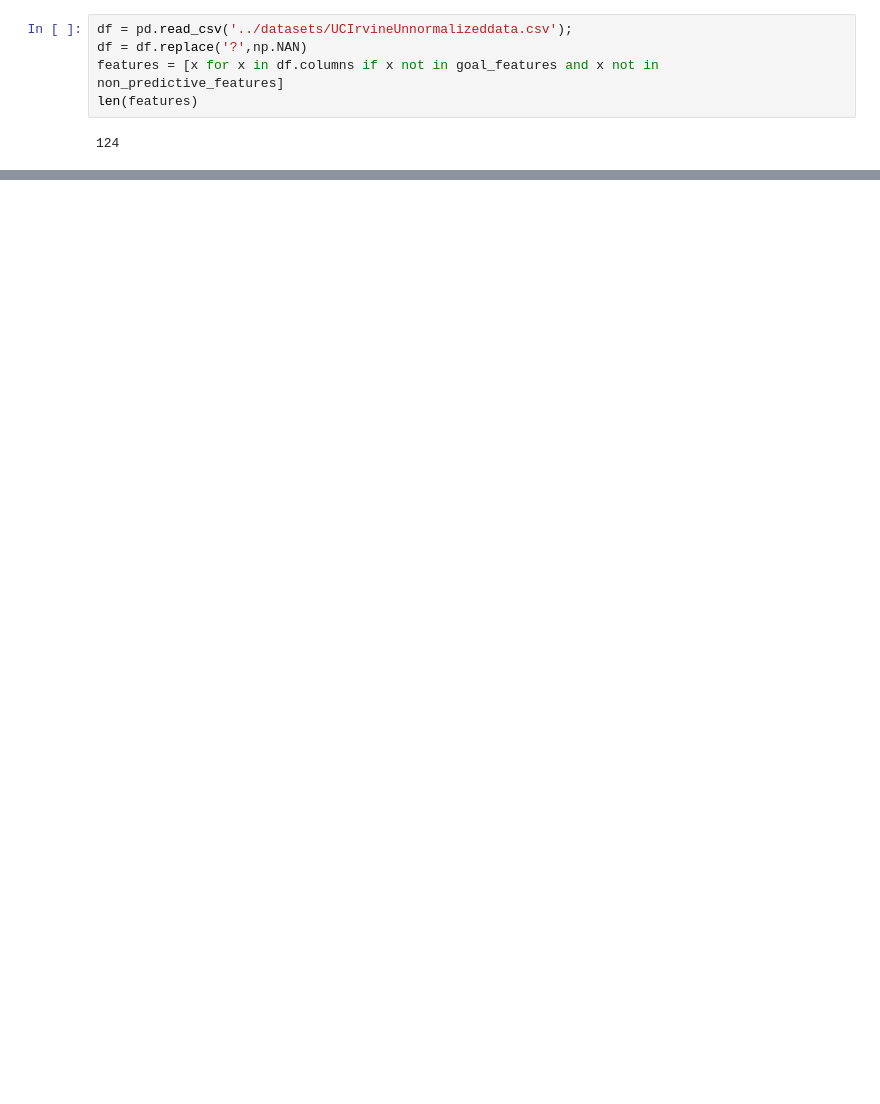
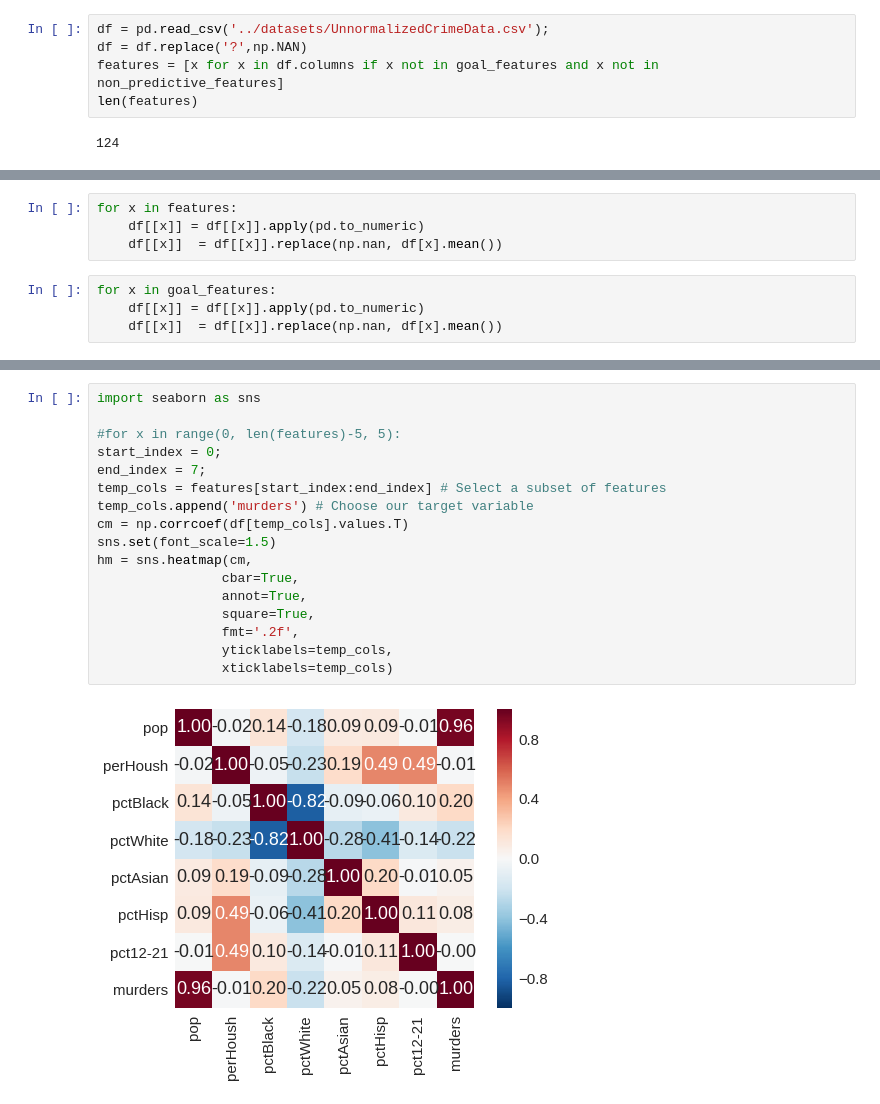
Before and after one commit to WenboTien/Crime_data-analysis, a Jupyter notebook: exploratory_data_analysis/Analysis_Unnormalized_crime_data.ipynb, the cells around one changed output, grey strips where cells are left out. Cells and saved outputs as stored; diff of their text form; blank space fills up the shorter version.

Commit message:
More analysis on unnormalized data for Regression

```diff
--- a/exploratory_data_analysis/Analysis_Unnormalized_crime_data.ipynb
+++ b/exploratory_data_analysis/Analysis_Unnormalized_crime_data.ipynb
@@ -98,7 +98,7 @@ goal_features = ['murders', 'murdPerPop', 'rapes', 'rapesPerPop', 'robberies','r
 
 non_predictive_features = ['communityname', 'state', 'countyCode', 'communityCode', 'fold']
 # %%
-df = pd.read_csv('../datasets/UCIrvineUnnormalizeddata.csv');
+df = pd.read_csv('../datasets/UnnormalizedCrimeData.csv');
 df = df.replace('?',np.NAN)
 features = [x for x in df.columns if x not in goal_features and x not in non_predictive_features]
 len(features)
@@ -148,0 +129,8 @@ dtype: int64
+# %%
+for x in features:
+    df[[x]] = df[[x]].apply(pd.to_numeric)
+    df[[x]]  = df[[x]].replace(np.nan, df[x].mean())
+# %%
+for x in goal_features:
+    df[[x]] = df[[x]].apply(pd.to_numeric)
+    df[[x]]  = df[[x]].replace(np.nan, df[x].mean())
@@ -148,0 +143,19 @@ dtype: int64
+# %%
+import seaborn as sns
+
+#for x in range(0, len(features)-5, 5):
+start_index = 0;
+end_index = 7;
+temp_cols = features[start_index:end_index] # Select a subset of features
+temp_cols.append('murders') # Choose our target variable
+cm = np.corrcoef(df[temp_cols].values.T)
+sns.set(font_scale=1.5)
+hm = sns.heatmap(cm,
+                cbar=True,
+                annot=True,
+                square=True,
+                fmt='.2f',
+                yticklabels=temp_cols,
+                xticklabels=temp_cols)
+# %% [output]
+[figure, added]
```
Also changed, not shown: parts of 7 cells of this notebook.
